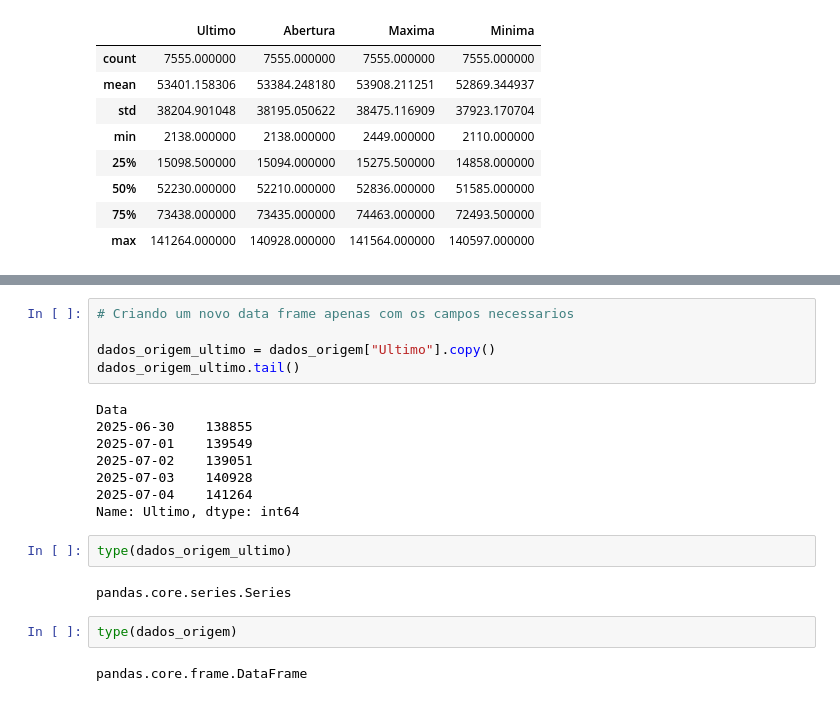
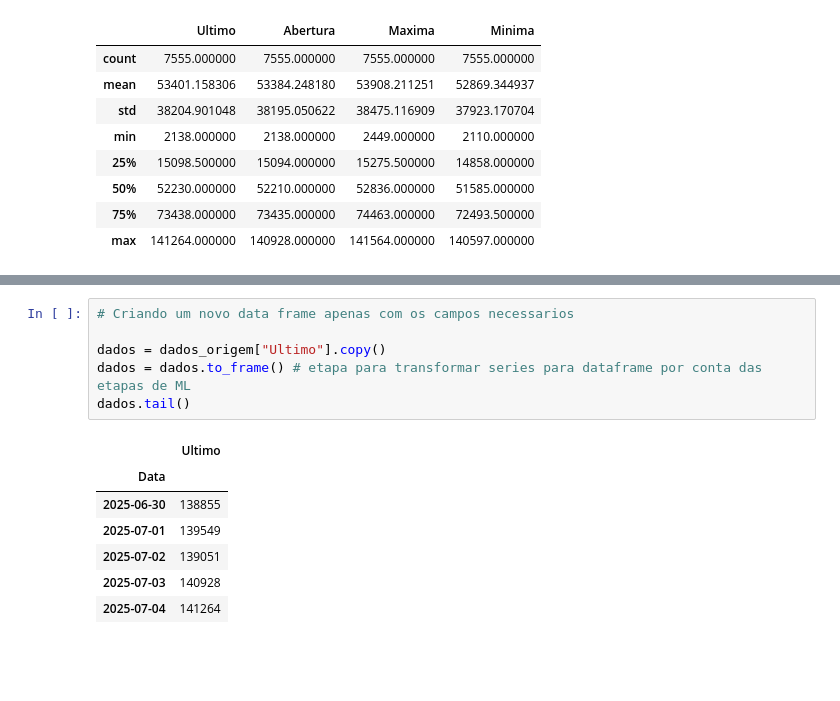
Before and after one commit to RicardViana/fiap-Machine-Learning-and-Time-Series, a Jupyter notebook: tech_challenge_fase_2.ipynb, the cells around one changed output, grey strips where cells are left out. Saved outputs shown, nothing was run; the diff lists cells and outputs as text; blank space fills up the shorter version.

```diff
--- a/tech_challenge_fase_2.ipynb
+++ b/tech_challenge_fase_2.ipynb
@@ -202,24 +216,17 @@ dados_origem.describe()
 # %%
 # Criando um novo data frame apenas com os campos necessarios
 
-dados_origem_ultimo = dados_origem["Ultimo"].copy()
-dados_origem_ultimo.tail()
+dados = dados_origem["Ultimo"].copy()
+dados = dados.to_frame() # etapa para transformar series para dataframe por conta das etapas de ML
+dados.tail()
 # %% [output]
-Data
-2025-06-30    138855
-2025-07-01    139549
-2025-07-02    139051
-2025-07-03    140928
-2025-07-04    141264
-Name: Ultimo, dtype: int64
+|  | Ultimo |
+| Data |  |
+| 2025-06-30 | 138855 |
+| 2025-07-01 | 139549 |
+| 2025-07-02 | 139051 |
+| 2025-07-03 | 140928 |
+| 2025-07-04 | 141264 |
-# %%
-type(dados_origem_ultimo)
-# %% [output]
-pandas.core.series.Series
-# %%
-type(dados_origem)
-# %% [output]
-pandas.core.frame.DataFrame
 # %%
 # Plotando um grafico de linha
 
```
Also changed, not shown: parts of 6 cells of this notebook.
